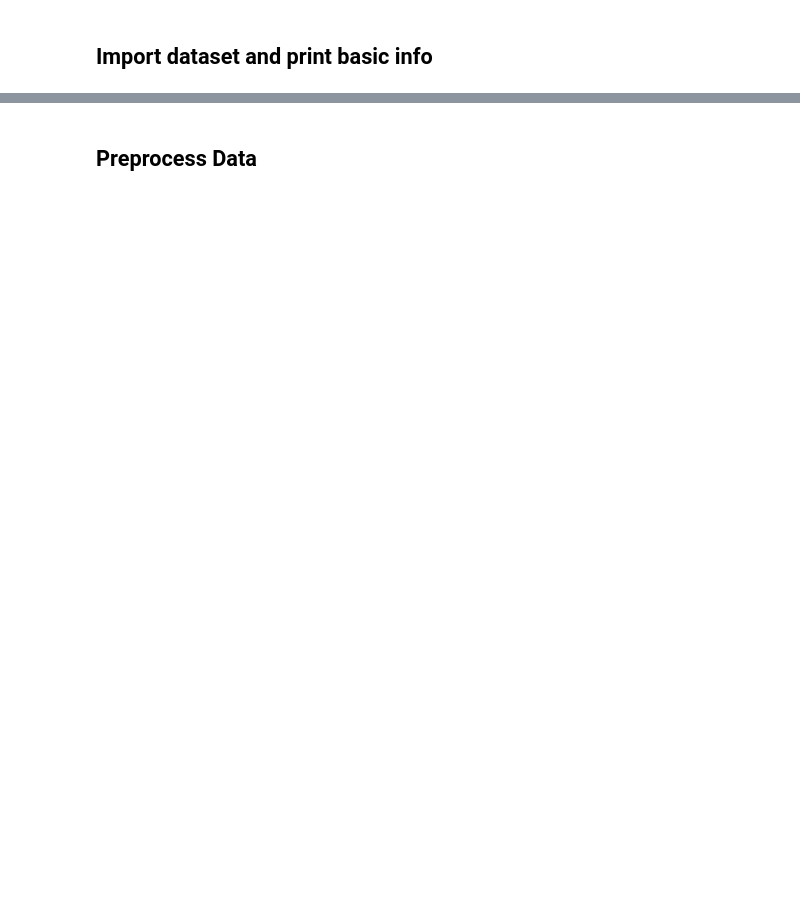
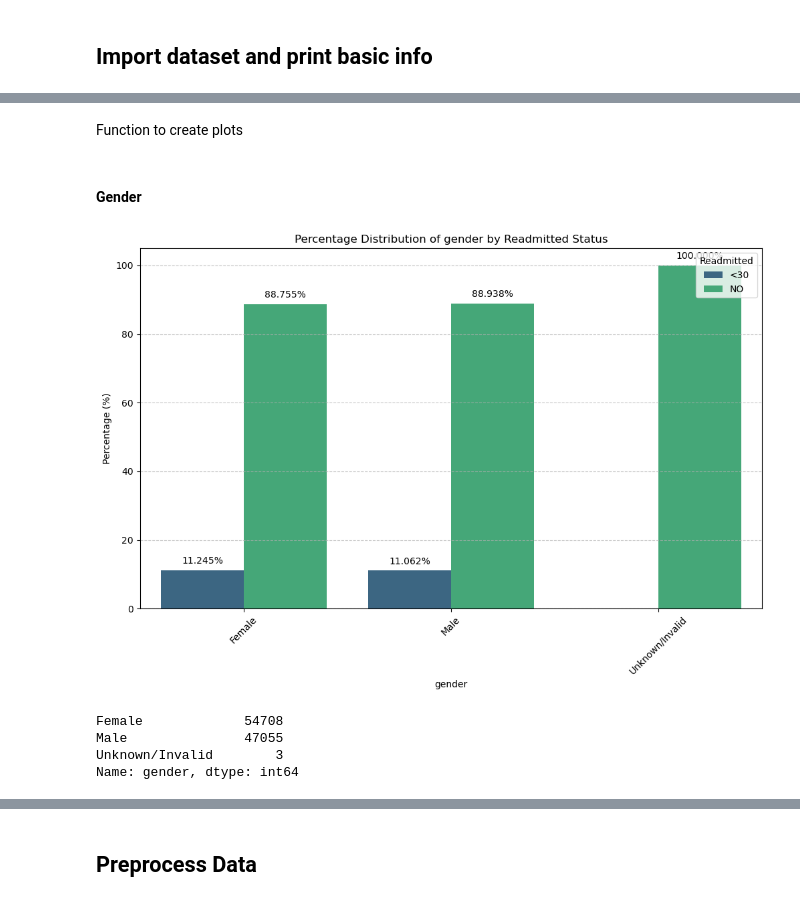
Before and after one commit to Coolnam3/ML_Project, a Jupyter notebook: main.ipynb, the cells around one changed output, grey strips where cells are left out. Drawn from its saved outputs; the diff is of its cells as text; code cells hidden in the pictures; blank space fills up the shorter version.

Commit message:
Added some plots and text. Tried to hypertune random forest but it broke my computer. Will try to fix tomorrow

```diff
--- a/main.ipynb
+++ b/main.ipynb
@@ -92,0 +52,2 @@ data = pd.read_csv("diabetic_data.csv")
+# %%
+data['readmitted'] = data['readmitted'].replace({'>30': 'NO'})
@@ -92,0 +58,2 @@ data = pd.read_csv("diabetic_data.csv")
+# %% [markdown]
+Function to create plots
@@ -92,0 +117,13 @@ data = pd.read_csv("diabetic_data.csv")
+# %% [markdown]
+#### Gender
+# %%
+bar_chart_percentage('gender')
+# %% [output]
+[figure, added]
+# %%
+data['gender'].value_counts()
+# %% [output]
+Female             54708
+Male               47055
+Unknown/Invalid        3
+Name: gender, dtype: int64
```
Also changed, not shown: parts of 53 cells of this notebook.
